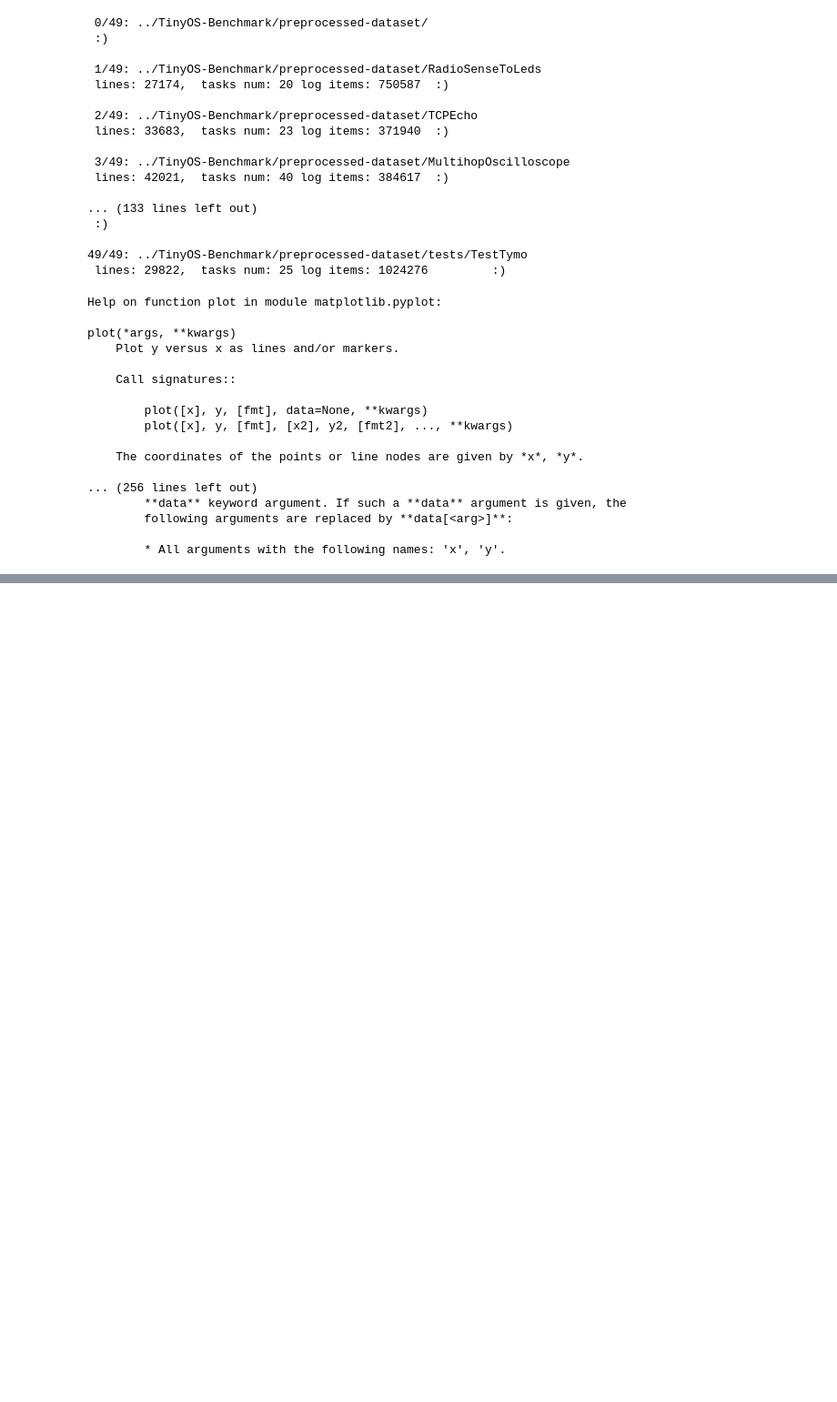
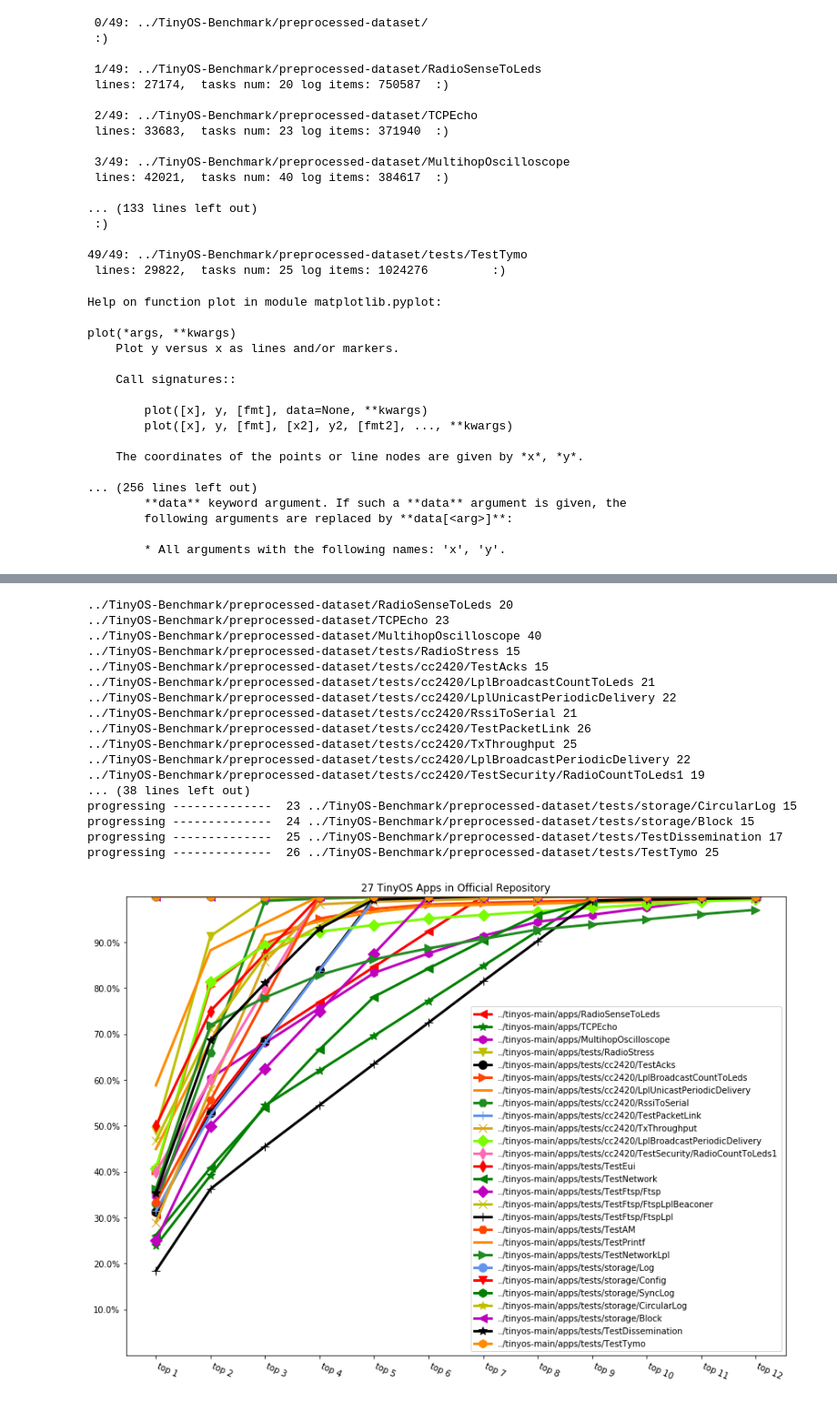
Before and after one commit to NEEMSYS/Thesis-ZhangTe, a Jupyter notebook: chapter3/feature-by-frequency.ipynb, the cells around one changed output, grey strips where cells are left out. Shown: that part at 91% size. Cells and saved outputs as stored; diff of their text form; code cells hidden in the pictures; blank space fills up the shorter version.

```diff
--- a/chapter3/feature-by-frequency.ipynb
+++ b/chapter3/feature-by-frequency.ipynb
@@ -246,0 +247,69 @@ plt.close(0)
+# %%
+########### 不归一化 #####################
+from mpl_toolkits.mplot3d import Axes3D
+import matplotlib.pyplot as plt
+import numpy as np
+
+for k, v in app_c_lines.items():
+    print(k, v)
+plt.figure(0)
+
+colors = ['r','g','m', 'y','k','orangered','darkorange', 'forestgreen', 'cornflowerblue',
+          'goldenrod',  'lawngreen', 'hotpink','r','g','m', 'y','k','orangered','darkorange', 'forestgreen', 'cornflowerblue',
+         'r','g','y','m', 'k','darkorange', 'orangered','forestgreen', 'cornflowerblue',]
+marks = ['<','*','h','v','o','>',',','H','+','x','D','d',
+         'd', '<', 'D', 'x', '+', 'H', ',', '>', 'o', 'v', 'h', '*',
+        '<','*','h','v','o','>',',','H','+','x','D','d', ]
+plt.rcParams['figure.figsize'] = (14.0, 10.0) # 设置figure_size尺寸
+
+top_task_precent = [0.1, 0.2, 0.3, 0.4, 0.5, 0.6, 0.7, 0.8, 0.9]
+top_task_precent = [1, 2, 3, 4, 5, 6, 7, 8, 9, 10, 11, 12]
+#top_task_precent = [0.2]
+for i, k in enumerate(paths_data):
+    y = []
+    print('progressing -------------- ', i, k, app_c_lines[k])
+    for precent in top_task_precent:
+        #temp_toptask_num = int(round(app_c_lines[k]*precent, 0))
+        temp_toptask_num = precent
+        retval = most_tasks(paths_data[k], temp_toptask_num)
+        y.append(sum(map(lambda e: e[2], retval[0])))
+    label = k[k.index('tests/')+len('tests/'):] if '/test/' in k else k[k.index('preprocessed-dataset/')+len('preprocessed-dataset/'):]
+    #plt.plot(list(range(1, len(y) + 1)), y, marker=marks[i], linestyle='-', color=colors[i], lw=3.0, ms=10, label=label)
+    plt.plot(list(range(1, len(y) + 1)), y, marker=marks[i], linestyle='-', color=colors[i], lw=3.0, ms=10, label=k.replace('TinyOS-Benchmark/preprocessed-dataset', 'tinyos-main/apps'))
+
+
+plt.legend(loc = 'best')
+plt.title("{} TinyOS Apps in Official Repository".format(len(app_c_lines.items())))
+plt.ylim(0, 1)
+plt.yticks([0.1, 0.2, 0.3, 0.4, 0.5, 0.6, 0.7, 0.8, 0.9], [str(i*10.0)+'%' for i in range(1, 10)])
+plt.xticks(top_task_precent, ['top '+str(i*100) for i in top_task_precent])
+
+# app_xticks = []
+# for k, v in app_c_lines.items():
+#     if '/test/' in k: app_xticks.append(k[k.index('tests/')+len('tests/'):]) # tests目录下的app, 名字不包含tests
+#     else: app_xticks.append(k[k.index('preprocessed-dataset/')+len('preprocessed-dataset/'):])
+
+plt.xticks(list(range(1, len(top_task_precent) + 1)), ['top '+str(i) for i in top_task_precent])
+plt.setp(plt.gca().get_xticklabels(), rotation=-25, horizontalalignment='left')
+plt.savefig('feature-by-frequency-2d.png')
+plt.show()
+plt.close(0)
+# %% [output]
+../TinyOS-Benchmark/preprocessed-dataset/RadioSenseToLeds 20
+../TinyOS-Benchmark/preprocessed-dataset/TCPEcho 23
+../TinyOS-Benchmark/preprocessed-dataset/MultihopOscilloscope 40
+../TinyOS-Benchmark/preprocessed-dataset/tests/RadioStress 15
+../TinyOS-Benchmark/preprocessed-dataset/tests/cc2420/TestAcks 15
+../TinyOS-Benchmark/preprocessed-dataset/tests/cc2420/LplBroadcastCountToLeds 21
+../TinyOS-Benchmark/preprocessed-dataset/tests/cc2420/LplUnicastPeriodicDelivery 22
+../TinyOS-Benchmark/preprocessed-dataset/tests/cc2420/RssiToSerial 21
+../TinyOS-Benchmark/preprocessed-dataset/tests/cc2420/TestPacketLink 26
+../TinyOS-Benchmark/preprocessed-dataset/tests/cc2420/TxThroughput 25
+../TinyOS-Benchmark/preprocessed-dataset/tests/cc2420/LplBroadcastPeriodicDelivery 22
+../TinyOS-Benchmark/preprocessed-dataset/tests/cc2420/TestSecurity/RadioCountToLeds1 19
+... (38 lines left out)
+progressing --------------  23 ../TinyOS-Benchmark/preprocessed-dataset/tests/storage/CircularLog 15
+progressing --------------  24 ../TinyOS-Benchmark/preprocessed-dataset/tests/storage/Block 15
+progressing --------------  25 ../TinyOS-Benchmark/preprocessed-dataset/tests/TestDissemination 17
+progressing --------------  26 ../TinyOS-Benchmark/preprocessed-dataset/tests/TestTymo 25
+[figure, added]
```
Also changed, not shown: parts of 4 cells of this notebook, 6 other files.
